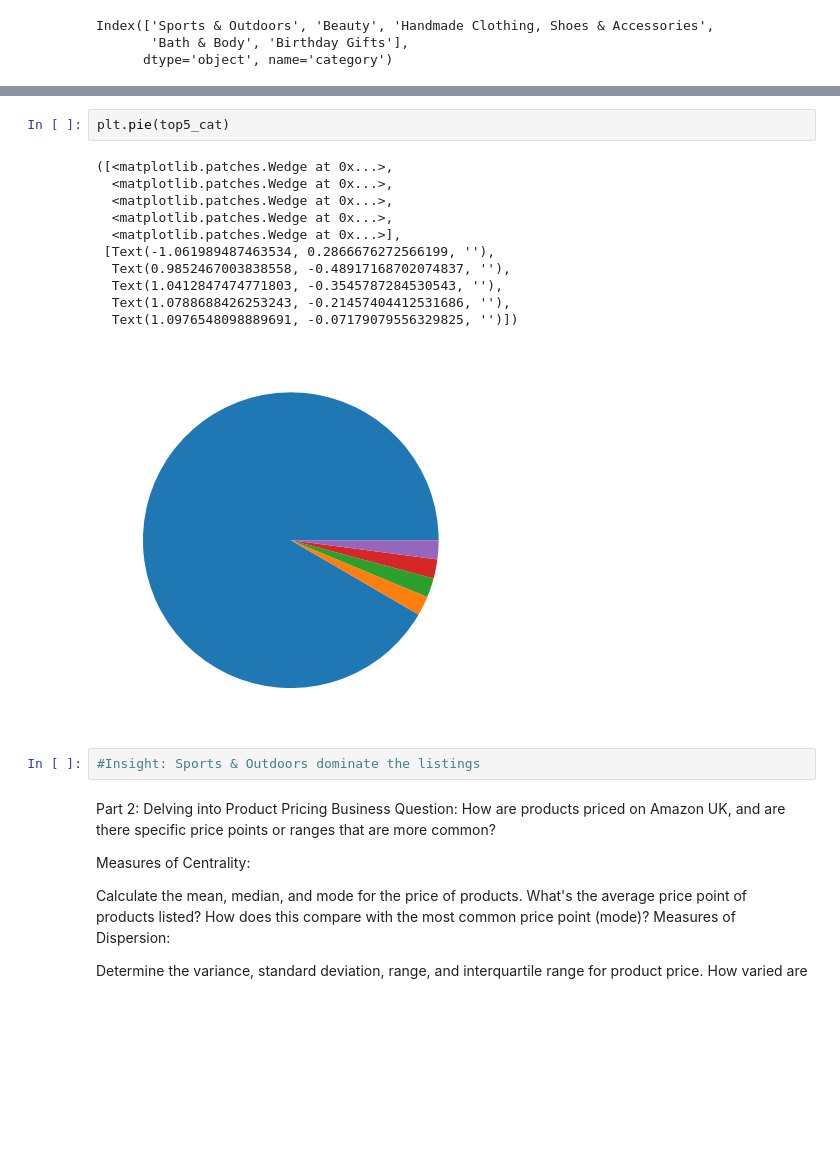
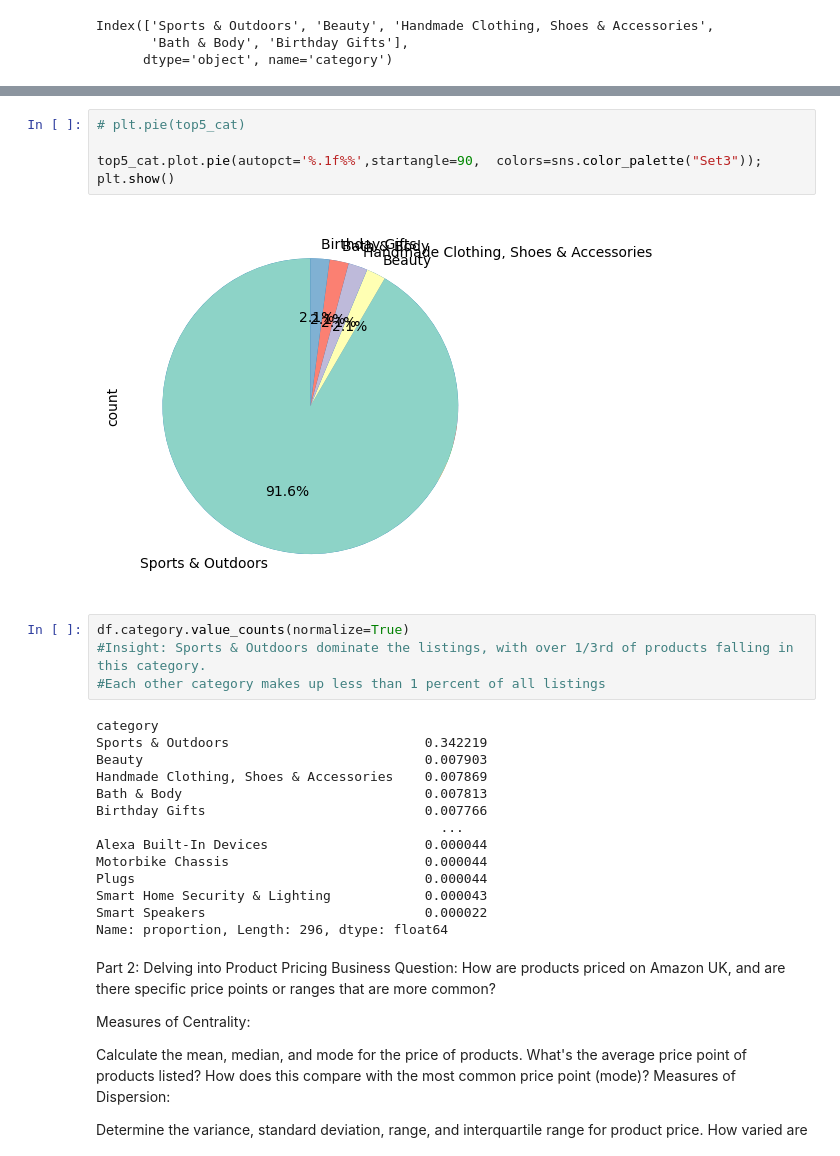
Before and after one commit to claireley/lab-eda-univariate, a Jupyter notebook: lab-univariate.ipynb, the cells around one changed output, grey strips where cells are left out. Saved outputs shown, nothing was run; the diff lists cells and outputs as text; blank space fills up the shorter version.

```diff
--- a/lab-univariate.ipynb
+++ b/lab-univariate.ipynb
@@ -35,19 +38,28 @@ sns.barplot(freq_table[:5])
 # %%
-plt.pie(top5_cat)
+# plt.pie(top5_cat)
+
+top5_cat.plot.pie(autopct='%.1f%%',startangle=90,  colors=sns.color_palette("Set3"));
+plt.show()
 # %% [output]
-([<matplotlib.patches.Wedge at 0x...>,
-  <matplotlib.patches.Wedge at 0x...>,
-  <matplotlib.patches.Wedge at 0x...>,
-  <matplotlib.patches.Wedge at 0x...>,
-  <matplotlib.patches.Wedge at 0x...>],
- [Text(-1.061989487463534, 0.2866676272566199, ''),
-  Text(0.9852467003838558, -0.48917168702074837, ''),
-  Text(1.0412847474771803, -0.3545787284530543, ''),
-  Text(1.0788688426253243, -0.21457404412531686, ''),
-  Text(1.0976548098889691, -0.07179079556329825, '')])
-[figure, old version]
+[figure, new version]
 # %%
-#Insight: Sports & Outdoors dominate the listings
+df.category.value_counts(normalize=True)
+#Insight: Sports & Outdoors dominate the listings, with over 1/3rd of products falling in this category.
+#Each other category makes up less than 1 percent of all listings
+# %% [output]
+category
+Sports & Outdoors                         0.342219
+Beauty                                    0.007903
+Handmade Clothing, Shoes & Accessories    0.007869
+Bath & Body                               0.007813
+Birthday Gifts                            0.007766
+                                            ...
+Alexa Built-In Devices                    0.000044
+Motorbike Chassis                         0.000044
+Plugs                                     0.000044
+Smart Home Security & Lighting            0.000043
+Smart Speakers                            0.000022
+Name: proportion, Length: 296, dtype: float64
 # %% [markdown]
 Part 2: Delving into Product Pricing
 Business Question: How are products priced on Amazon UK, and are there specific price points or ranges that are more common?
```
Also changed, not shown: parts of 11 cells of this notebook.
